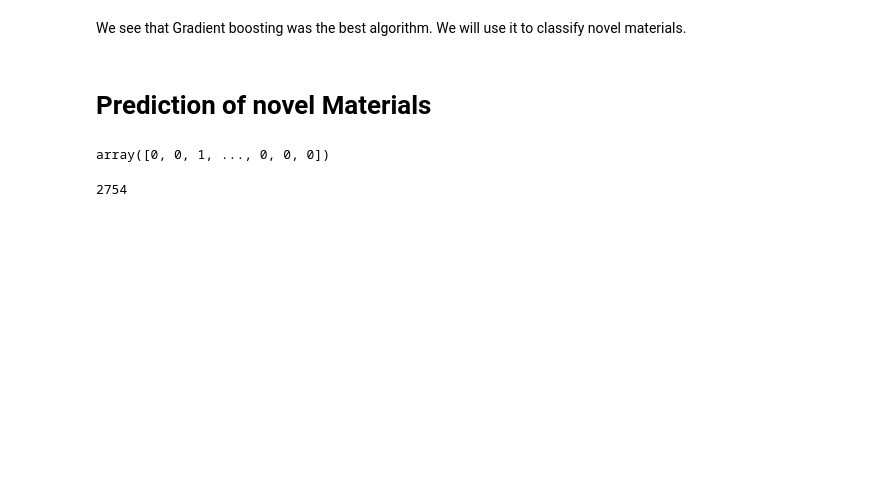
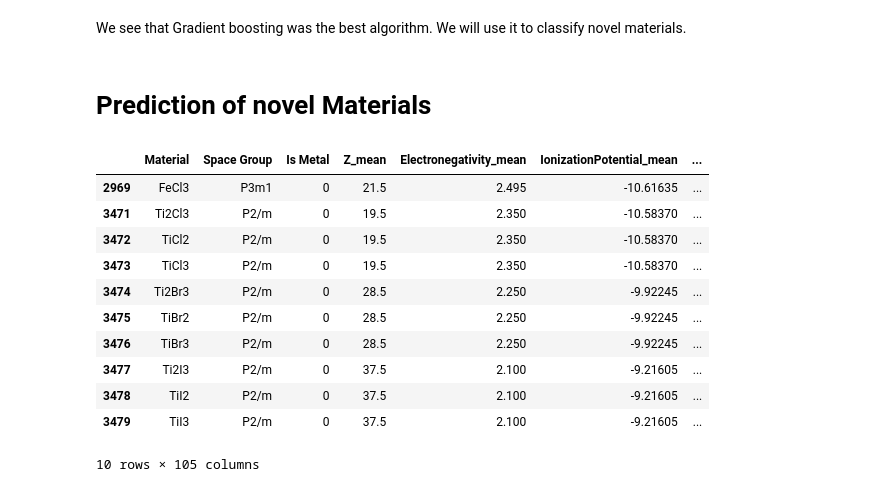
Before and after one commit to marcsgil/MLPhysics, a Jupyter notebook: 3 - Metal Insulator Classification/classification.ipynb, the cells around one changed output. Drawn from its saved outputs; the diff is of its cells as text; code cells hidden in the pictures; blank space fills up the shorter version.

```diff
--- a/3 - Metal Insulator Classification/classification.ipynb
+++ b/3 - Metal Insulator Classification/classification.ipynb
@@ -285,8 +275,37 @@ y_pred = best_gb_classifier.predict(X_random)
-# %%
-y_pred
-# %% [output]
-array([0, 0, 1, ..., 0, 0, 0])
-# %%
-np.sum(y_pred)
-# %% [output]
-2754
+# %%
+novel_df = pd.read_csv('gap_prediction_novel.csv')
+
+novel_df["Space Group"] = novel_df["Space Group"].astype('category')
+novel_df['Space Group'] = novel_df['Space Group'].map(mapping_dict)
+
+novel_df.drop(['Unnamed: 0'], axis='columns', inplace=True)
+
+X_novel = novel_df.drop(['Material'], axis='columns').to_numpy()
+
+novel_df["Is Metal"] = best_gb_classifier.predict(X_novel)
+
+#The next lines move "Is Metal" to the second column
+columns = novel_df.columns.tolist()
+columns.remove("Is Metal")
+columns.insert(2, "Is Metal")
+novel_df = novel_df[columns]
+
+#We turn the Space Group back to letters
+inverse_dict = {val:key for key,val in mapping_dict.items()}
+novel_df["Space Group"] = novel_df["Space Group"].map(inverse_dict)
+# %%
+#10 predicted nonmetals
+novel_df.sort_values(by='Is Metal',ascending=True).head(10)
+# %% [output]
+|  | Material | Space Group | Is Metal | Z_mean | Electronegativity_mean | IonizationPotential_mean | ... |
+| 2969 | FeCl3 | P3m1 | 0 | 21.5 | 2.495 | -10.61635 | ... |
+| 3471 | Ti2Cl3 | P2/m | 0 | 19.5 | 2.350 | -10.58370 | ... |
+| 3472 | TiCl2 | P2/m | 0 | 19.5 | 2.350 | -10.58370 | ... |
+| 3473 | TiCl3 | P2/m | 0 | 19.5 | 2.350 | -10.58370 | ... |
+| 3474 | Ti2Br3 | P2/m | 0 | 28.5 | 2.250 | -9.92245 | ... |
+| 3475 | TiBr2 | P2/m | 0 | 28.5 | 2.250 | -9.92245 | ... |
+| 3476 | TiBr3 | P2/m | 0 | 28.5 | 2.250 | -9.92245 | ... |
+| 3477 | Ti2I3 | P2/m | 0 | 37.5 | 2.100 | -9.21605 | ... |
+| 3478 | TiI2 | P2/m | 0 | 37.5 | 2.100 | -9.21605 | ... |
+| 3479 | TiI3 | P2/m | 0 | 37.5 | 2.100 | -9.21605 | ... |
+10 rows × 105 columns
```
Also changed, not shown: parts of 9 cells of this notebook, 3 other files.
